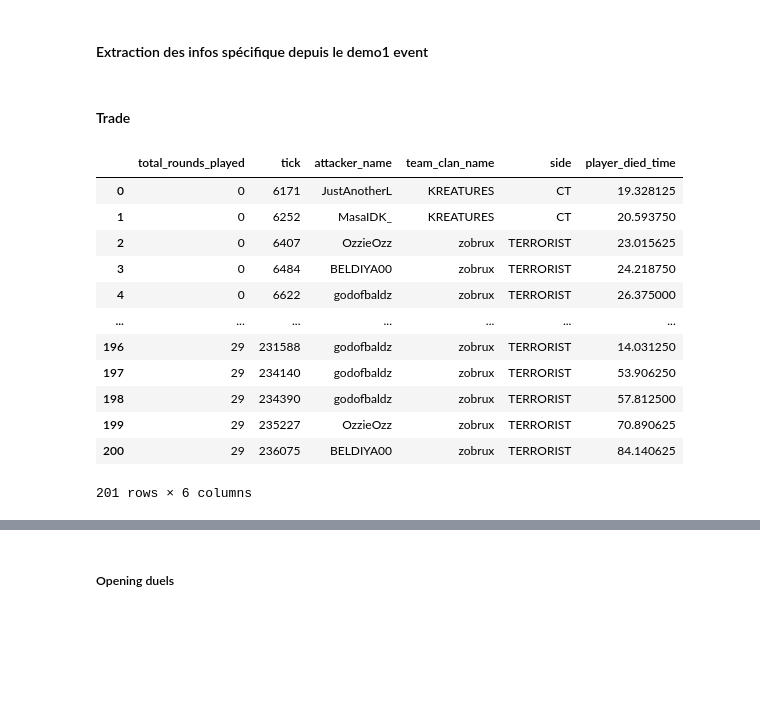
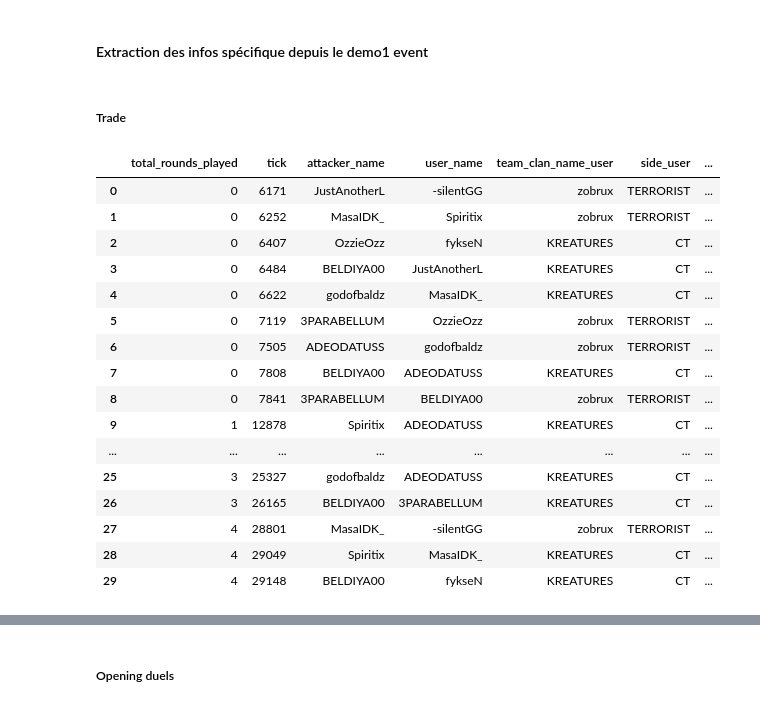
Before and after one commit to Armeldt/CS2-ESEA-season-stats-aggregator, a Jupyter notebook: projet_cs2_parse.ipynb, the cells around one changed output, grey strips where cells are left out. Drawn from its saved outputs; the diff is of its cells as text; code cells hidden in the pictures; blank space fills up the shorter version.

```diff
--- a/projet_cs2_parse.ipynb
+++ b/projet_cs2_parse.ipynb
@@ -405,25 +406,34 @@ Index(['assistedflash', 'assister_name', 'assister_steamid', 'attacker_name',
 # %% [markdown]
 #### Extraction des infos spécifique depuis le demo1 event
 # %% [markdown]
-#### Trade
+##### Trade
 # %%
 trade = demo1.parse_event("player_death", other=["game_time", "round_start_time",'total_rounds_played'])
 trade.drop(trade[trade['tick'] < first_round_tick].index, inplace=True)
 trade["player_died_time"] = trade["game_time"] - trade["round_start_time"]
 trade
 trade  = pd.merge(trade,team_V3[['team_clan_name','side','name','tick']], left_on=["attacker_name",'tick'], right_on=['name','tick'])
-trade.loc[:, ["total_rounds_played","tick","attacker_name","team_clan_name","side", "player_died_time"]]
+trade
+trade = trade.rename(columns={'team_clan_name':'team_clan_name_attacker','side':'side_attacker'})
+trade  = pd.merge(trade,team_V3[['team_clan_name','side','name','tick']], left_on=["user_name",'tick'], right_on=['name','tick'])
+trade = trade.rename(columns={'team_clan_name':'team_clan_name_user','side':'side_user'})
+trade = trade.loc[:, ["total_rounds_played","tick","attacker_name","user_name",'team_clan_name_user',"side_user","player_died_time"]]
+trade.head(30)
 # %% [output]
-|  | total_rounds_played | tick | attacker_name | team_clan_name | side | player_died_time |
-| 0 | 0 | 6171 | JustAnotherL | KREATURES | CT | 19.328125 |
-| 1 | 0 | 6252 | MasaIDK_ | KREATURES | CT | 20.593750 |
-| 2 | 0 | 6407 | OzzieOzz | zobrux | TERRORIST | 23.015625 |
-| 3 | 0 | 6484 | BELDIYA00 | zobrux | TERRORIST | 24.218750 |
-| 4 | 0 | 6622 | godofbaldz | zobrux | TERRORIST | 26.375000 |
-| ... | ... | ... | ... | ... | ... | ... |
-| 196 | 29 | 231588 | godofbaldz | zobrux | TERRORIST | 14.031250 |
-| 197 | 29 | 234140 | godofbaldz | zobrux | TERRORIST | 53.906250 |
-| 198 | 29 | 234390 | godofbaldz | zobrux | TERRORIST | 57.812500 |
-| 199 | 29 | 235227 | OzzieOzz | zobrux | TERRORIST | 70.890625 |
-| 200 | 29 | 236075 | BELDIYA00 | zobrux | TERRORIST | 84.140625 |
+|  | total_rounds_played | tick | attacker_name | user_name | team_clan_name_user | side_user | ... |
+| 0 | 0 | 6171 | JustAnotherL | -silentGG | zobrux | TERRORIST | ... |
+| 1 | 0 | 6252 | MasaIDK_ | Spiritix | zobrux | TERRORIST | ... |
+| 2 | 0 | 6407 | OzzieOzz | fykseN | KREATURES | CT | ... |
+| 3 | 0 | 6484 | BELDIYA00 | JustAnotherL | KREATURES | CT | ... |
+| 4 | 0 | 6622 | godofbaldz | MasaIDK_ | KREATURES | CT | ... |
+| 5 | 0 | 7119 | 3PARABELLUM | OzzieOzz | zobrux | TERRORIST | ... |
+| 6 | 0 | 7505 | ADEODATUSS | godofbaldz | zobrux | TERRORIST | ... |
+| 7 | 0 | 7808 | BELDIYA00 | ADEODATUSS | KREATURES | CT | ... |
+| 8 | 0 | 7841 | 3PARABELLUM | BELDIYA00 | zobrux | TERRORIST | ... |
+| 9 | 1 | 12878 | Spiritix | ADEODATUSS | KREATURES | CT | ... |
+| ... | ... | ... | ... | ... | ... | ... | ... |
+| 25 | 3 | 25327 | godofbaldz | ADEODATUSS | KREATURES | CT | ... |
+| 26 | 3 | 26165 | BELDIYA00 | 3PARABELLUM | KREATURES | CT | ... |
+| 27 | 4 | 28801 | MasaIDK_ | -silentGG | zobrux | TERRORIST | ... |
+| 28 | 4 | 29049 | Spiritix | MasaIDK_ | KREATURES | CT | ... |
+| 29 | 4 | 29148 | BELDIYA00 | fykseN | KREATURES | CT | ... |
-201 rows × 6 columns
```
Also changed, not shown: parts of 42 cells of this notebook, 1 other file.
